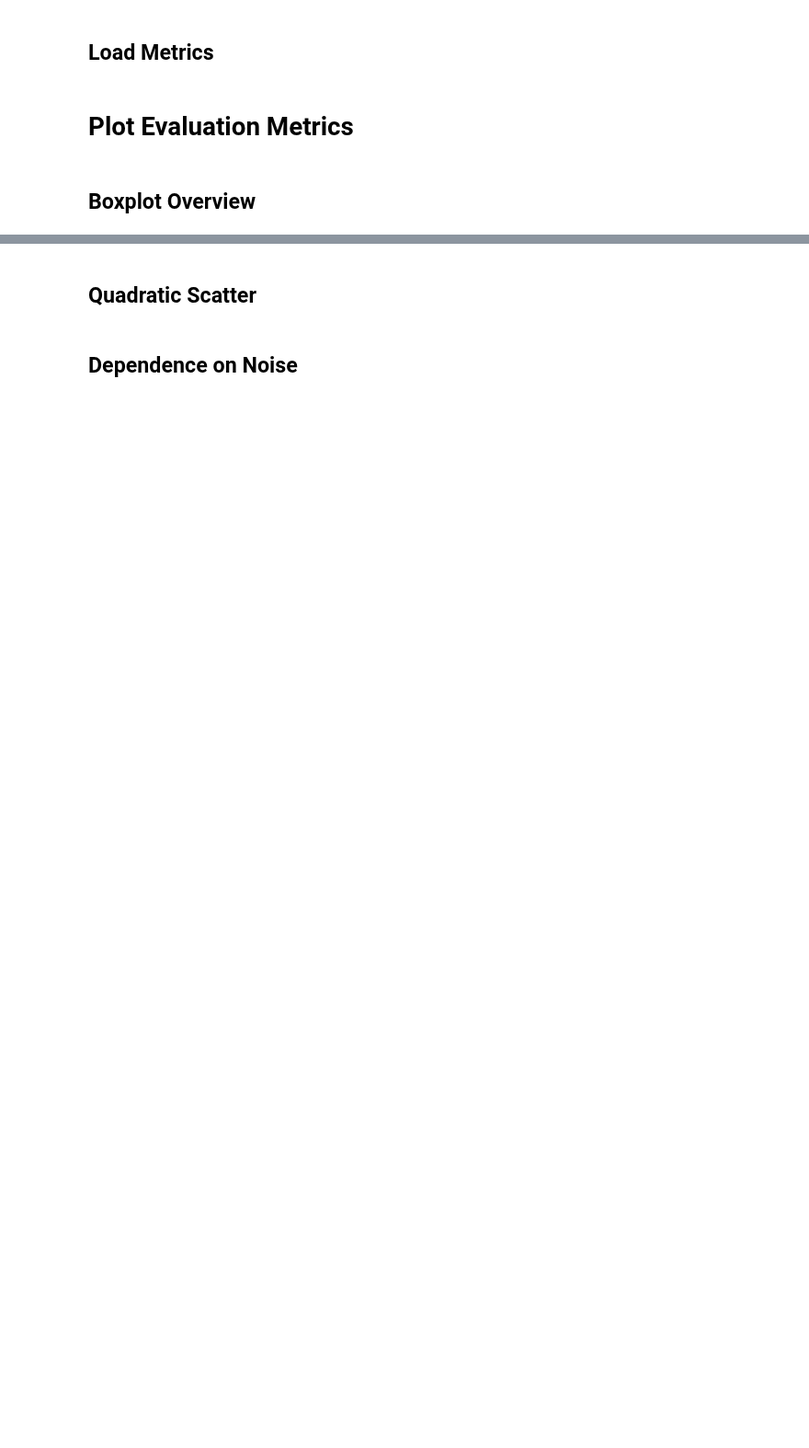
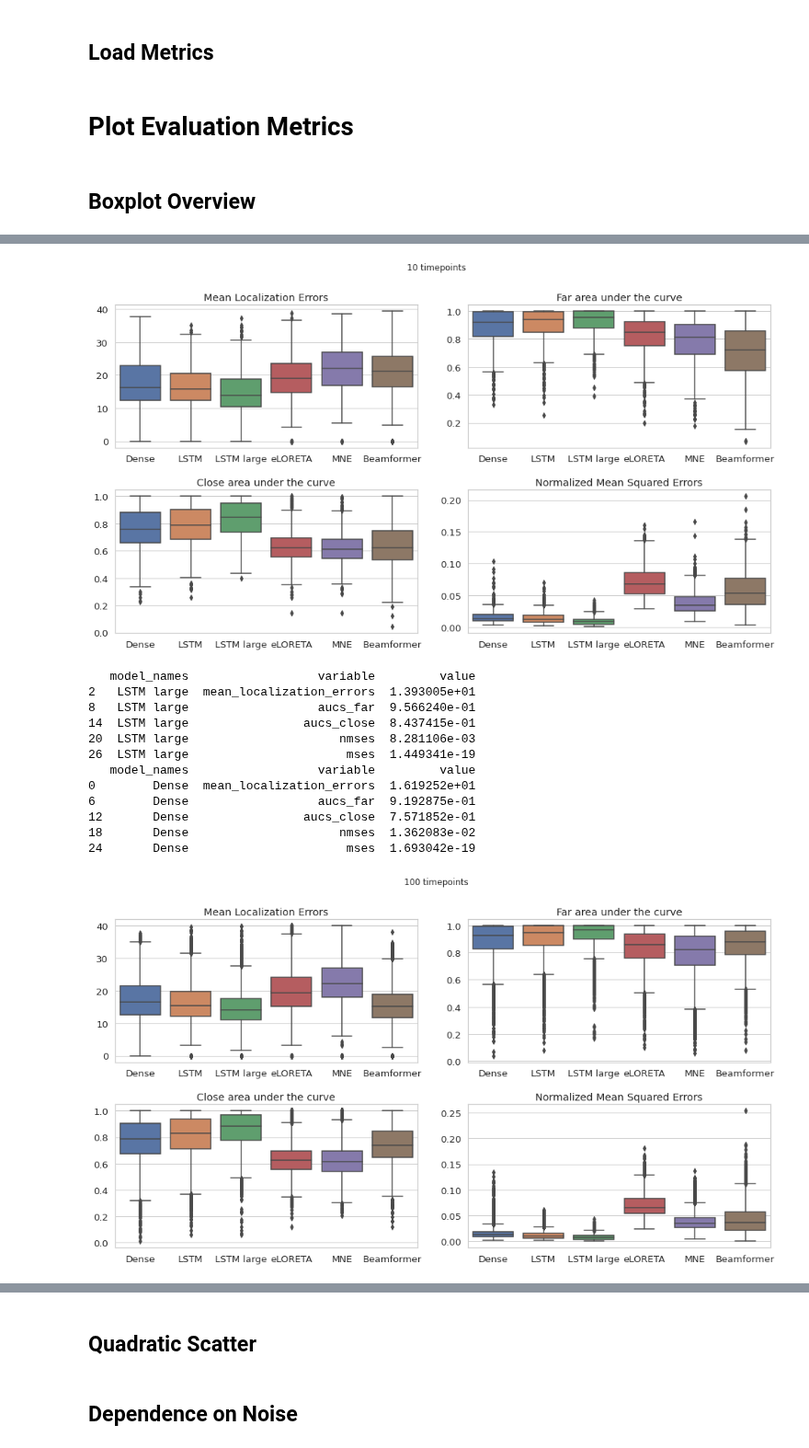
Before and after one commit to LukeTheHecker/esinet, a Jupyter notebook: evaluate/evaluate.ipynb, the cells around one changed output, grey strips where cells are left out. Shown at 92% size. Saved outputs shown, nothing was run; the diff lists cells and outputs as text; code cells hidden in the pictures; blank space fills up the shorter version.

```diff
--- a/evaluate/evaluate.ipynb
+++ b/evaluate/evaluate.ipynb
@@ -212,8 +233,9 @@ from esinet.evaluate import eval_mean_localization_error, eval_nmse, eval_auc, e
 from esinet.util import wrap_mne_inverse
 from scipy.spatial.distance import cdist
 from tqdm.notebook import tqdm
-
-model_names = ['Dense', 'LSTM']
+%load_ext autoreload
+%autoreload 2
+model_names = ['Dense', 'LSTM', 'LSTM large']
 # Predict
 print('predict esinets...')
 predictions = [model.predict(sim_lstm_test) for model in models]
@@ -246,12 +268,12 @@ true_sources = util.collapse(true_sources)
 size = 500
 n_total = true_sources.shape[0]
 choice = np.random.choice(np.arange(n_total), size=size, replace=False)
-true_sources = true_sources[choice]
+# true_sources = true_sources[choice]
 for prediction in tqdm(predictions):
 
     predicted_sources = util.collapse(np.stack([src.data for src in prediction], axis=0))
     print(predicted_sources.shape)
-    predicted_sources = predicted_sources[choice]
+    # predicted_sources = predicted_sources[choice]
     print(predicted_sources.shape)
     print('mle calculation....')
     mean_localization_error = [eval_mean_localization_error(true_source, predicted_source, pos, argsorted_distance_matrix=argsorted_distance_matrix) for true_source, predicted_source in tqdm(zip(true_sources, predicted_sources))]
@@ -275,5 +297,5 @@ metrics = dict(
     mses=mses
 )
 
-# with open(f'results\\metrics_{size}_{sim_lstm_test.source_data[0].data.shape[1]}points_standard.pkl', 'wb') as f:
-#     pkl.dump([metrics, choice], f)
+with open(f'results\\metrics_{size}_{sim_lstm_test.source_data[0].data.shape[1]}points_standard.pkl', 'wb') as f:
+    pkl.dump([metrics, choice], f)
@@ -290,7 +337,7 @@ with open(f'results\\metrics_5000_100points_standard.pkl', 'rb') as f:
 # %% [markdown]
 ## Boxplot Overview
 # %%
-model_names = ['Dense', 'LSTM', 'eLORETA', 'MNE', 'Beamformer']
+model_names = ['Dense', 'LSTM', 'LSTM large', 'eLORETA', 'MNE', 'Beamformer']
 # %%
 import seaborn as sns; sns.set(style='whitegrid', font_scale=1.2, font='helvetica')
 %matplotlib qt
@@ -309,0 +377,48 @@ plt.tight_layout(pad=2)
+# %%
+import seaborn as sns; sns.set(style='whitegrid', font_scale=1.2, font='helvetica')
+%matplotlib inline
+l = [10, 100, 1000]
+for n in l:
+    with open(f'results\\metrics_500_{n}points_standard.pkl', 'rb') as f:
+        [metrics, choice] = pkl.load(f)
+
+    df = pd.DataFrame(metrics, index=model_names)
+    df['model_names'] = df.index
+    df.index = np.arange(df.shape[0])
+
+    df = df.melt(id_vars=["model_names"])
+    df["value"] = [np.nanmedian(vals) for vals in df["value"].values]
+
+
+    xticks = dict(ticks=np.arange(len(model_names)), labels=model_names)
+    plot = sns.boxplot  # violinplot
+    variable_keys = metrics.keys()
+    names = [ 'Mean Localization Errors',  'Far area under the curve', 'Close area under the curve', 'Normalized Mean Squared Errors']
+    a = plt.figure(figsize=(14, 8))
+    subplot_nums = np.arange(221, 226)
+    for variable_key, name, num in zip(variable_keys, names, subplot_nums):
+        plt.subplot(num)
+        plot(data=metrics[variable_key])
+        plt.title(name)
+        plt.xticks(**xticks)
+    plt.suptitle(str(n) + " timepoints")
+    plt.tight_layout(pad=2)
+
+    plt.show()
+    print(df[df["model_names"]=="LSTM large"])
+    print(df[df["model_names"]=="Dense"])
+# %% [output]
+[figure, added]
+   model_names                  variable         value
+2   LSTM large  mean_localization_errors  1.393005e+01
+8   LSTM large                  aucs_far  9.566240e-01
+14  LSTM large                aucs_close  8.437415e-01
+20  LSTM large                     nmses  8.281106e-03
+26  LSTM large                      mses  1.449341e-19
+   model_names                  variable         value
+0        Dense  mean_localization_errors  1.619252e+01
+6        Dense                  aucs_far  9.192875e-01
+12       Dense                aucs_close  7.571852e-01
+18       Dense                     nmses  1.362083e-02
+24       Dense                      mses  1.693042e-19
+[figure, added]
```
Also changed, not shown: parts of 15 cells of this notebook, 2 other files.
